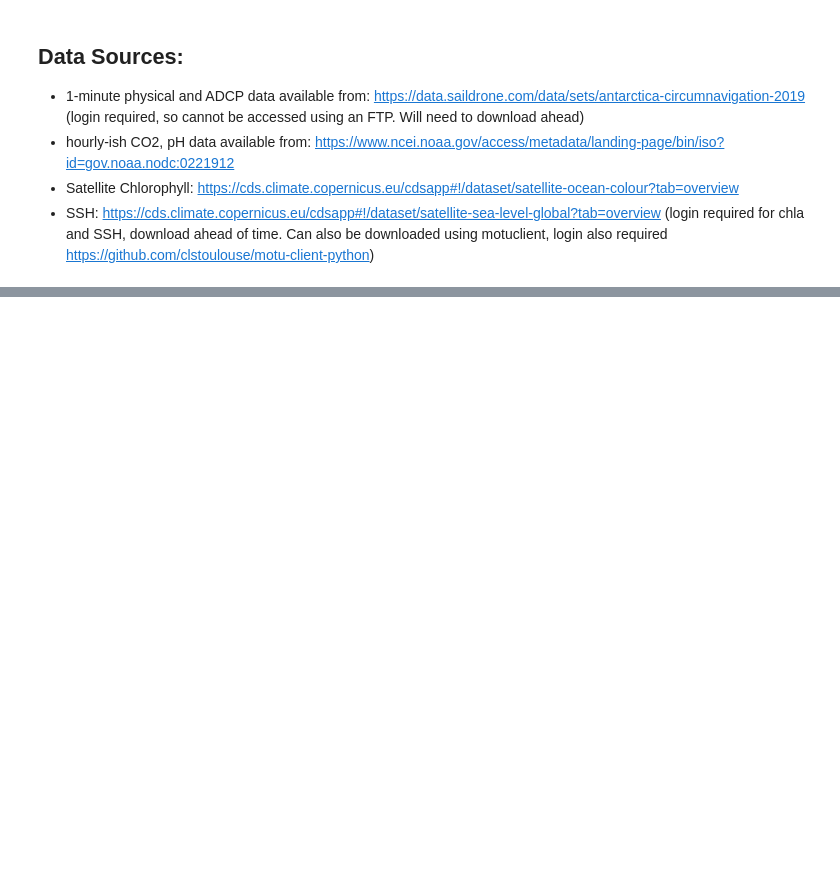
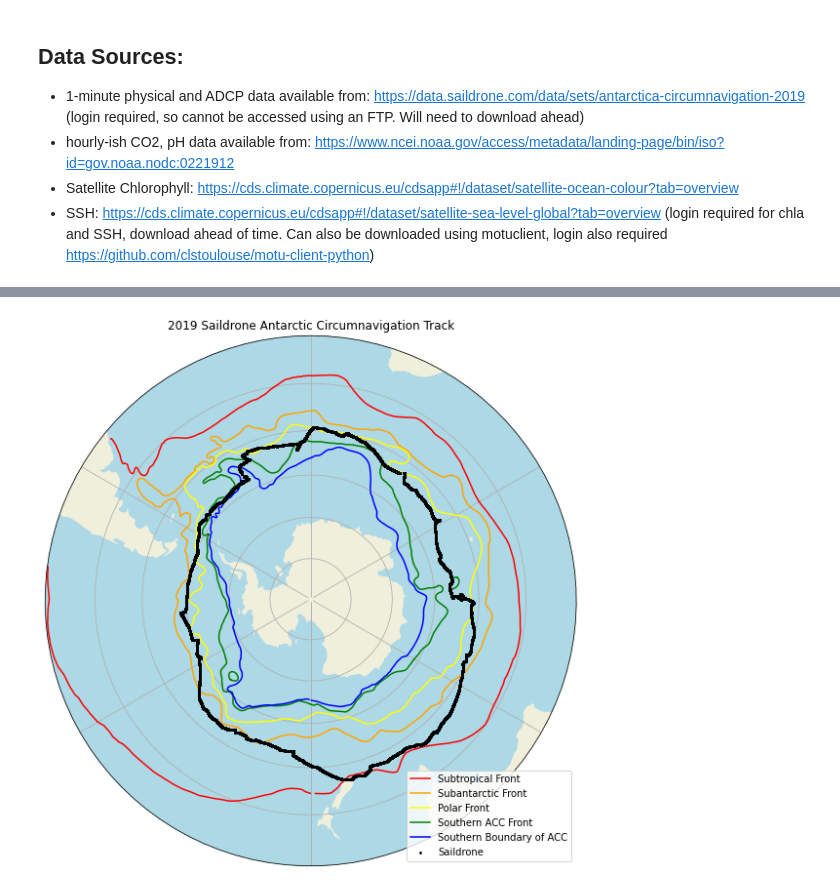
Before and after one commit to scottyhq/OCG_Saildrone, a Jupyter notebook: OCG_Saildrone_Lesson_Notebook.ipynb, the cells around one changed output, grey strips where cells are left out. Cells and saved outputs as stored; diff of their text form; code cells hidden in the pictures; blank space fills up the shorter version.

Commit message:
Add map of Saildrone track and Orsi fronts

```diff
--- a/OCG_Saildrone_Lesson_Notebook.ipynb
+++ b/OCG_Saildrone_Lesson_Notebook.ipynb
@@ -46,5 +64,5 @@ Saildrone_CO2
 # %%
 # Import the one-minute resolution Saildrone Physical data file
 ds = xr.open_dataset(data_dir + 'saildrone-gen_5-antarctica_circumnavigation_2019-sd1020-20190119T040000-20190803T043000-1_minutes-v1.1620360815446.nc')
-Saildrone_physical = ds.to_dataframe()
-Saildrone_physical
+Saildrone_phys = ds.to_dataframe()
+Saildrone_phys
@@ -50,0 +83,47 @@ Saildrone_physical
+# %%
+# Plot the Saildrone track on a map
+
+# Import the Southern Ocean fronts
+stf = pd.read_csv('Data/fronts/stf.txt', header=None, sep='\s+', na_values='%', names=['lon','lat'])
+saf = pd.read_csv('Data/fronts/saf.txt', header=None, sep='\s+', na_values='%', names=['lon','lat'])
+pf = pd.read_csv('Data/fronts/pf.txt', header=None, sep='\s+', na_values='%', names=['lon','lat'])
+saccf = pd.read_csv('Data/fronts/saccf.txt', header=None, sep='\s+', na_values='%', names=['lon','lat'])
+sbdy = pd.read_csv('Data/fronts/sbdy.txt', header=None, sep='\s+', na_values='%', names=['lon','lat'])
+
+# Make the "bones" of the figure
+plt.figure(figsize=(10, 10))
+ax = plt.axes(projection=ccrs.SouthPolarStereo())
+ax.set_extent([-180, 180, -90, -30],ccrs.PlateCarree())
+ax.add_feature(cartopy.feature.LAND)
+ax.add_feature(cartopy.feature.OCEAN, color='lightblue')
+ax.gridlines()
+
+# Compute a circle in axes coordinates, which we can use as a boundary
+# for the map. We can pan/zoom as much as we like - the boundary will be
+# permanently circular.
+theta = np.linspace(0, 2 * np.pi, 100)
+center, radius = [0.5, 0.5], 0.5
+verts = np.vstack([np.sin(theta), np.cos(theta)]).T
+circle = mpath.Path(verts * radius + center)
+
+# Plot the ACC fronts in various colors
+ax.set_boundary(circle, transform=ax.transAxes)
+plt.plot(stf['lon'], stf['lat'], color='Red', transform=ccrs.PlateCarree(), label = 'Subtropical Front')
+plt.plot(saf['lon'], saf['lat'], color='Orange', transform=ccrs.PlateCarree(), label = 'Subantarctic Front')
+plt.plot(pf['lon'], pf['lat'], color='Yellow', transform=ccrs.PlateCarree(), label = 'Polar Front')
+plt.plot(saccf['lon'], saccf['lat'], color='Green', transform=ccrs.PlateCarree(), label = 'Southern ACC Front')
+plt.plot(sbdy['lon'], sbdy['lat'], color='Blue', transform=ccrs.PlateCarree(), label = 'Southern Boundary of ACC')
+
+# Plot the Saildrone in black dots
+plt.scatter(Saildrone_phys.longitude, Saildrone_phys.latitude,
+           transform=ccrs.PlateCarree(), c='black', s=3, label='Saildrone', zorder=1000)
+
+# Turn on the legend
+plt.legend()
+
+# Save the figure in the output folder
+plt.title('2019 Saildrone Antarctic Circumnavigation Track')
+plt.savefig(output_dir + 'SaildroneMap' + '.jpg') # Changing the suffix will change the format
+plt.show()
+# %% [output]
+[figure, added]
```
Also changed, not shown: parts of 3 cells of this notebook.
